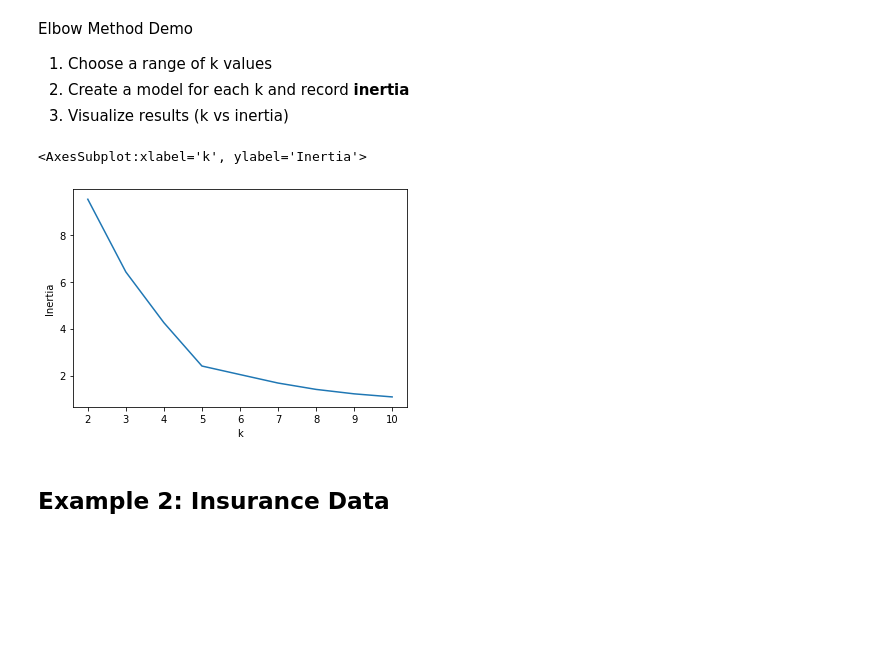
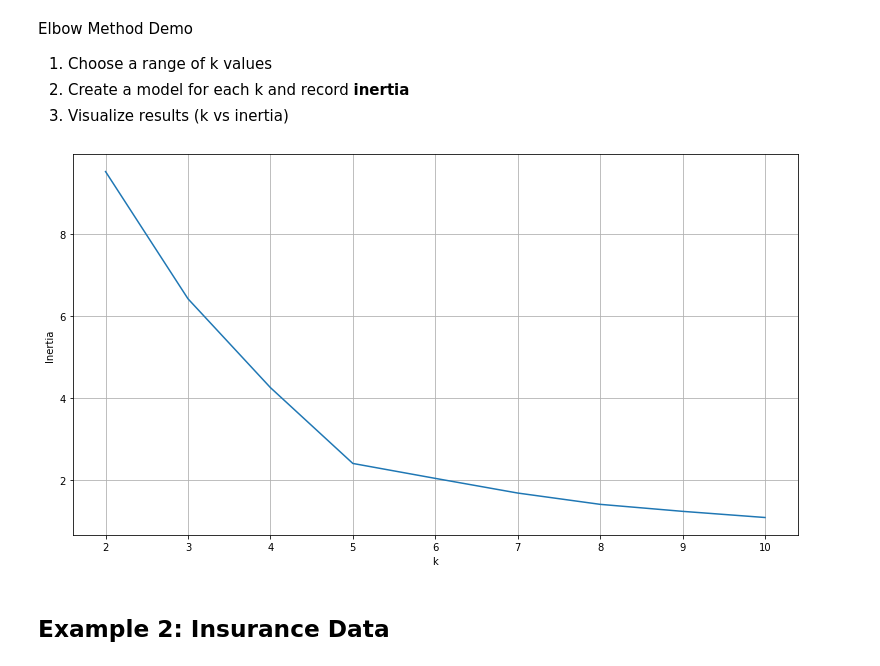
Before and after one commit to CodeupClassroom/innis-clustering-exercises, a Jupyter notebook: modeling_lesson_notes.ipynb, the cells around one changed output. Saved outputs shown, nothing was run; the diff lists cells and outputs as text; code cells hidden in the pictures; blank space fills up the shorter version.

```diff
--- a/modeling_lesson_notes.ipynb
+++ b/modeling_lesson_notes.ipynb
@@ -67,0 +85,4 @@ train.groupby('cluster').mean()
+# %%
+cols = ['age', 'annual_income']
+X = train_scaled[cols]
+kmeans = KMeans(n_clusters=5).fit(X)
@@ -83,18 +159,18 @@ Elbow Method Demo
 # %%
 cols = ['spending_score', 'annual_income']
 X = train_scaled[cols]
 
 inertias = {}
 
 for k in range(2, 11):
     kmeans = KMeans(n_clusters=k)
     kmeans.fit(X)
     inertias[k] = kmeans.inertia_
 
-pd.Series(inertias).plot(xlabel='k', ylabel='Inertia')
+pd.Series(inertias).plot(xlabel='k', ylabel='Inertia', figsize=(13, 7))
+plt.grid()
 # %% [output]
-<AxesSubplot:xlabel='k', ylabel='Inertia'>
-[figure, old version]
+[figure, new version]
 # %% [markdown]
 ## Example 2: Insurance Data
 # %% [markdown]
```
Also changed, not shown: parts of 19 cells of this notebook, 1 other file.
